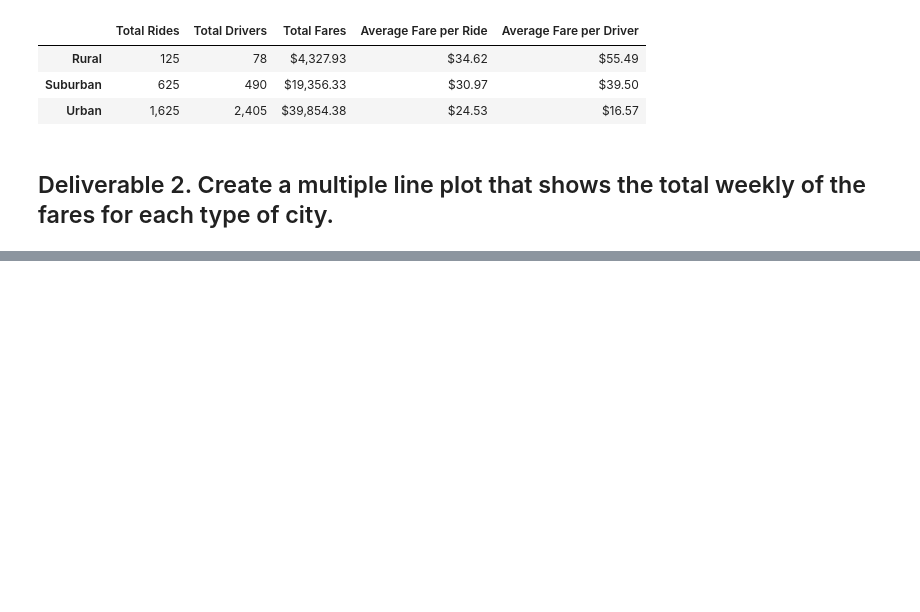
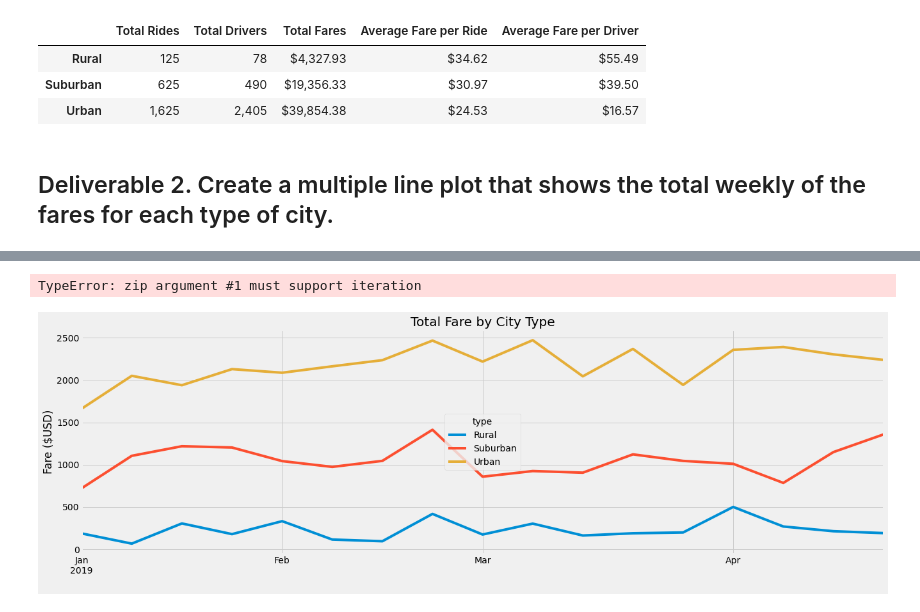
Before and after one commit to boyerjason700/PyBer, a Jupyter notebook: PyBer_Challenge_starter_code.ipynb, the cells around one changed output, grey strips where cells are left out. Saved outputs shown, nothing was run; the diff lists cells and outputs as text; code cells hidden in the pictures; blank space fills up the shorter version.

```diff
--- a/PyBer_Challenge_starter_code.ipynb
+++ b/PyBer_Challenge_starter_code.ipynb
@@ -133,3 +174,5 @@ pyber_summary_df
 # %%
 # 4. Create a pivot table with the 'date' as the index, the columns ='type', and values='fare'
 # to get the total fares for each type of city by the date.
+del_2_pivot = del_2_df.pivot(index="date", columns="type", values="fare")
+del_2_pivot
@@ -136,2 +194,4 @@ pyber_summary_df
 # %%
 # 5. Create a new DataFrame from the pivot table DataFrame using loc on the given dates, '2019-01-01':'2019-04-29'.
+clean_del_2_df = del_2_pivot.loc['2019-01-01':'2019-04-29']
+clean_del_2_df
@@ -138,3 +213,5 @@ pyber_summary_df
 # %%
 # 6. Set the "date" index to datetime datatype. This is necessary to use the resample() method in Step 8.
 # df.index = pd.to_datetime(df.index)
+clean_del_2_df.index= pd.to_datetime(clean_del_2_df.index)
+clean_del_2_df
@@ -143,2 +247,4 @@ pyber_summary_df
 # %%
 # 8. Create a new DataFrame using the "resample()" function by week 'W' and get the sum of the fares for each week.
+week_del_2_df = clean_del_2_df.resample('W').sum()
+week_del_2_df
@@ -145,2 +271,17 @@ pyber_summary_df
+# %%
+plt.rcParams['font.size'] = '14'
+weekly_del_2 = week_del_2_df.plot(figsize = (20,6))
+weekly_del_2.set_title("Total Fare by City Type")
+weekly_del_2.set_xlabel(" ")
+weekly_del_2.set_ylabel("Fare ($USD)")
+weekly_del_2.legend(1,1)
+# Import the style from Matplotlib.
+from matplotlib import style
+# Use the graph style fivethirtyeight.
+style.use('fivethirtyeight')
+plt.savefig("analysis/PyBer_fare_summary.png")
+# %% [output]
+TypeError: zip argument #1 must support iteration
+[figure, added]
 # %%
 # 8. Using the object-oriented interface method, plot the resample DataFrame using the df.plot() function.
```
Also changed, not shown: parts of 9 cells of this notebook, 2 other files.
